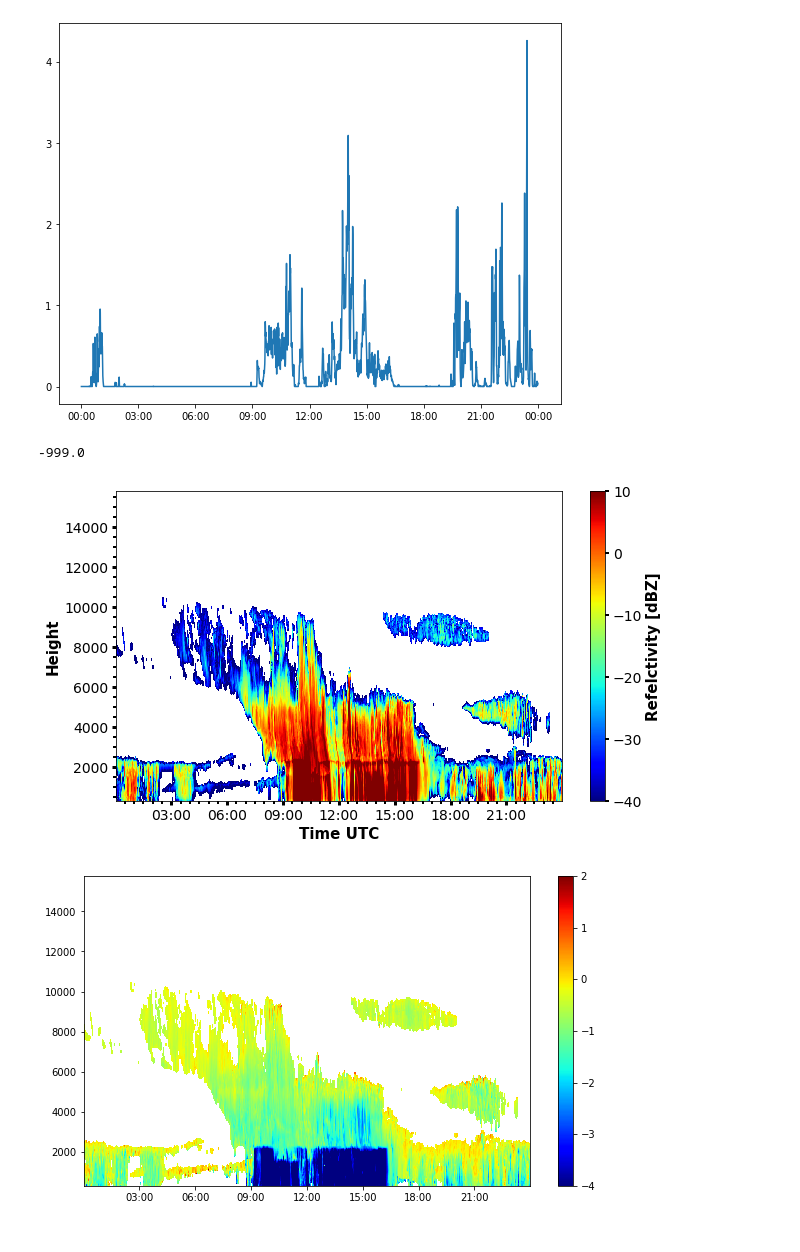
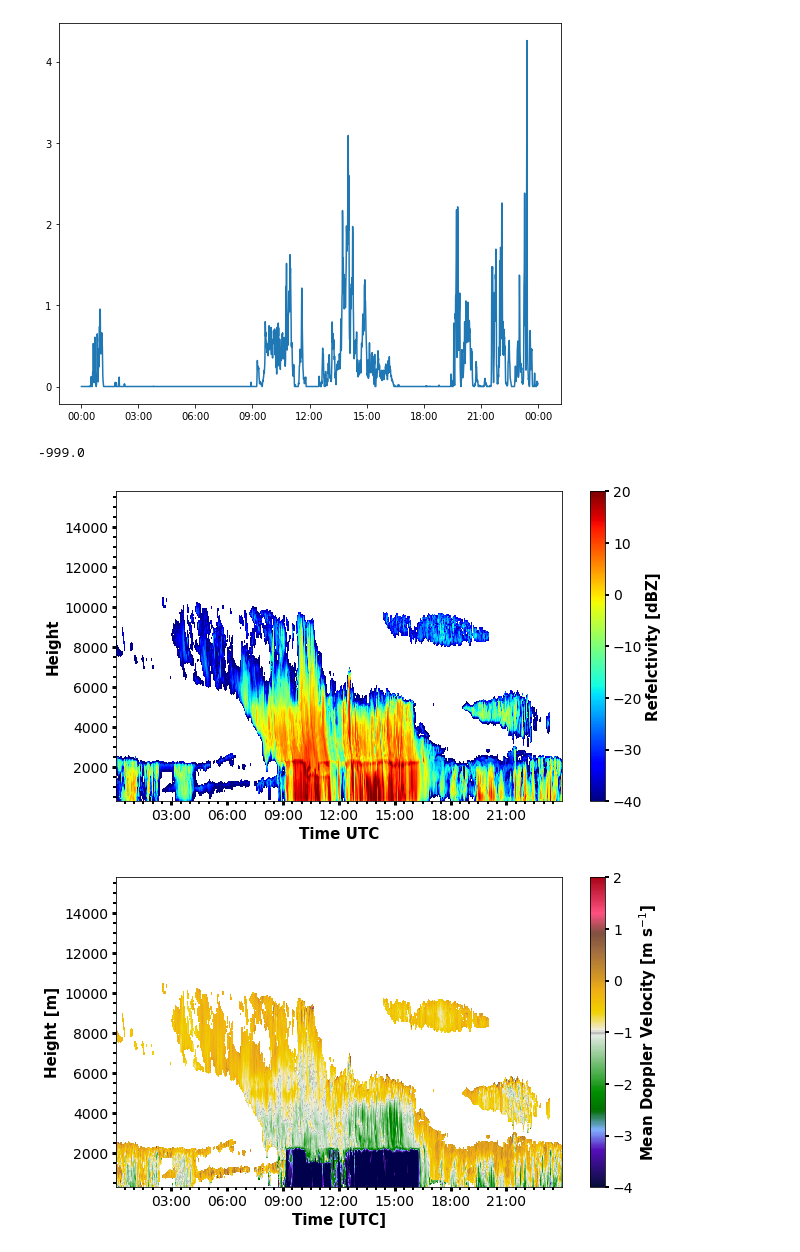
Before and after one commit to remsens-lim/PythonBeginnerCourse, a Jupyter notebook: notebooks_solution/part4_netcdf.ipynb, the cells around one changed output. Cells and saved outputs as stored; diff of their text form; code cells hidden in the pictures.

Commit message:
defined method for xyz axis label styles

```diff
--- a/notebooks_solution/part4_netcdf.ipynb
+++ b/notebooks_solution/part4_netcdf.ipynb
@@ -73,50 +111,40 @@ fig, ax = plt.subplots(1, figsize=(10, 5.7))
 pcmesh = ax.pcolormesh(dt_list,
                        height,
                        np.transpose(Z),
-                       cmap='jet', vmin=-40, vmax=10)
+                       cmap='jet', vmin=-40, vmax=20)
 cbar = fig.colorbar(pcmesh)
+
 #ax.set_xlim([dt_list[0], dt_list[-1]])
 #ax.set_ylim([height_list[0], height_list[-1]])
 
-ax.set_xlabel("Time UTC", fontweight='semibold', fontsize=15)
-ax.set_ylabel("Height", fontweight='semibold', fontsize=15)
-cbar.ax.set_ylabel("Refelctivity [dBZ]", fontweight='semibold', fontsize=15)
-# [m s$\mathregular{^{-1}}$]
-ax.xaxis.set_major_formatter(matplotlib.dates.DateFormatter('%H:%M'))
-#ax.xaxis.set_major_locator(matplotlib.dates.MinuteLocator(byminute=[0,30]))
-#ax.xaxis.set_minor_locator(matplotlib.dates.MinuteLocator(byminute=range(0,61,10)))
-ax.xaxis.set_major_locator(matplotlib.dates.HourLocator(interval=3))
-ax.xaxis.set_minor_locator(matplotlib.dates.MinuteLocator(byminute=[0,30]))
-ax.yaxis.set_minor_locator(matplotlib.ticker.MultipleLocator(500))
+load_xy_style(ax)
+load_z_style(cbar, cbar_label="Refelctivity [dBZ]")
 
-
-ax.tick_params(axis='both', which='major', labelsize=14,
-               width=3, length=4)
-ax.tick_params(axis='both', which='minor', width=2, length=3)
-cbar.ax.tick_params(axis='both', which='major', labelsize=14,
-                    width=2, length=4)
-
-# savename = dt_list[0].strftime("%Y%m%d_%H%M") \
-#            + "_vel_corr.png"
+# savename = dt_list[0].strftime("%Y%m%d_%H%M") + "_vel_corr.png"
 #fig.savefig(savename, dpi=250)
 # %% [output]
 -999.0
-[figure, old version]
+[figure, new version]
 # %%
 # similar for velocity
+import Colormaps
+
+
 v = f.variables['v']
 v = np.ma.masked_less(v, -99)
 
 fig, ax = plt.subplots(1, figsize=(10, 5.7))
 pcmesh = ax.pcolormesh(dt_list,
                        height,
                        np.transpose(v),
-                       cmap='jet', vmin=-4, vmax=2)
+                       cmap=Colormaps.carbonne_map, vmin=-4, vmax=2)
 
-ax.xaxis.set_major_formatter(matplotlib.dates.DateFormatter('%H:%M'))
 cbar = fig.colorbar(pcmesh)
+
+load_xy_style(ax)
+load_z_style(cbar, cbar_label=r"Mean Doppler Velocity [m s$^{-1}$]")
 # %% [output]
-[figure, old version]
+[figure, new version]
 # %%
 # 2d histogram
 
```
Also changed, not shown: parts of 2 cells of this notebook, 3 other files.
